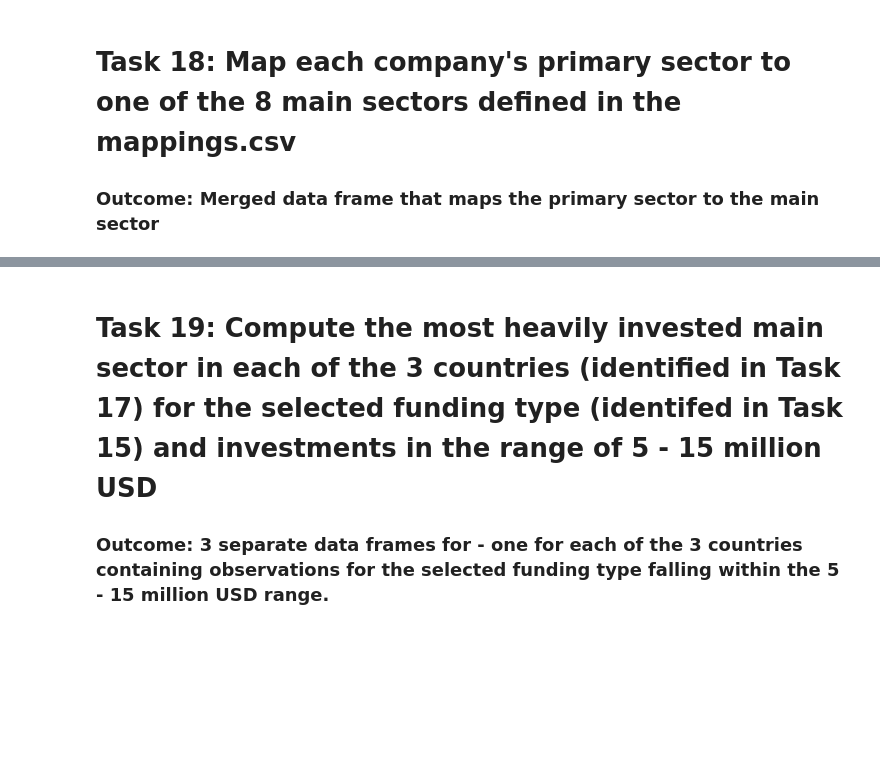
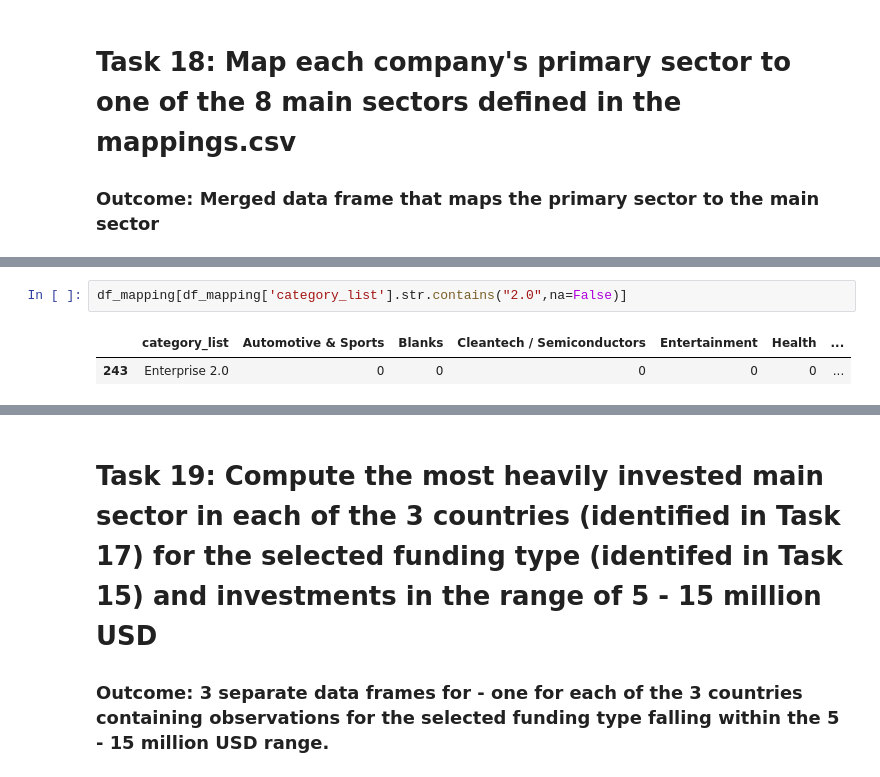
Before and after one commit to Nanditha-G-N/Machine-Learning-Case-Studies, a Jupyter notebook: investment-case-study_SR_AN.ipynb, the cells around one changed output, grey strips where cells are left out. Drawn from its saved outputs; the diff is of its cells as text; blank space fills up the shorter version.

```diff
--- a/investment-case-study_SR_AN.ipynb
+++ b/investment-case-study_SR_AN.ipynb
@@ -270,0 +334,5 @@ AttributeError: 'Series' object has no attribute 'columns'
+# %%
+df_mapping[df_mapping['category_list'].str.contains("2.0",na=False)]
+# %% [output]
+|  | category_list | Automotive & Sports | Blanks | Cleantech / Semiconductors | Entertainment | Health | ... |
+| 243 | Enterprise 2.0 | 0 | 0 | 0 | 0 | 0 | ... |
```
Also changed, not shown: parts of 31 cells of this notebook.
